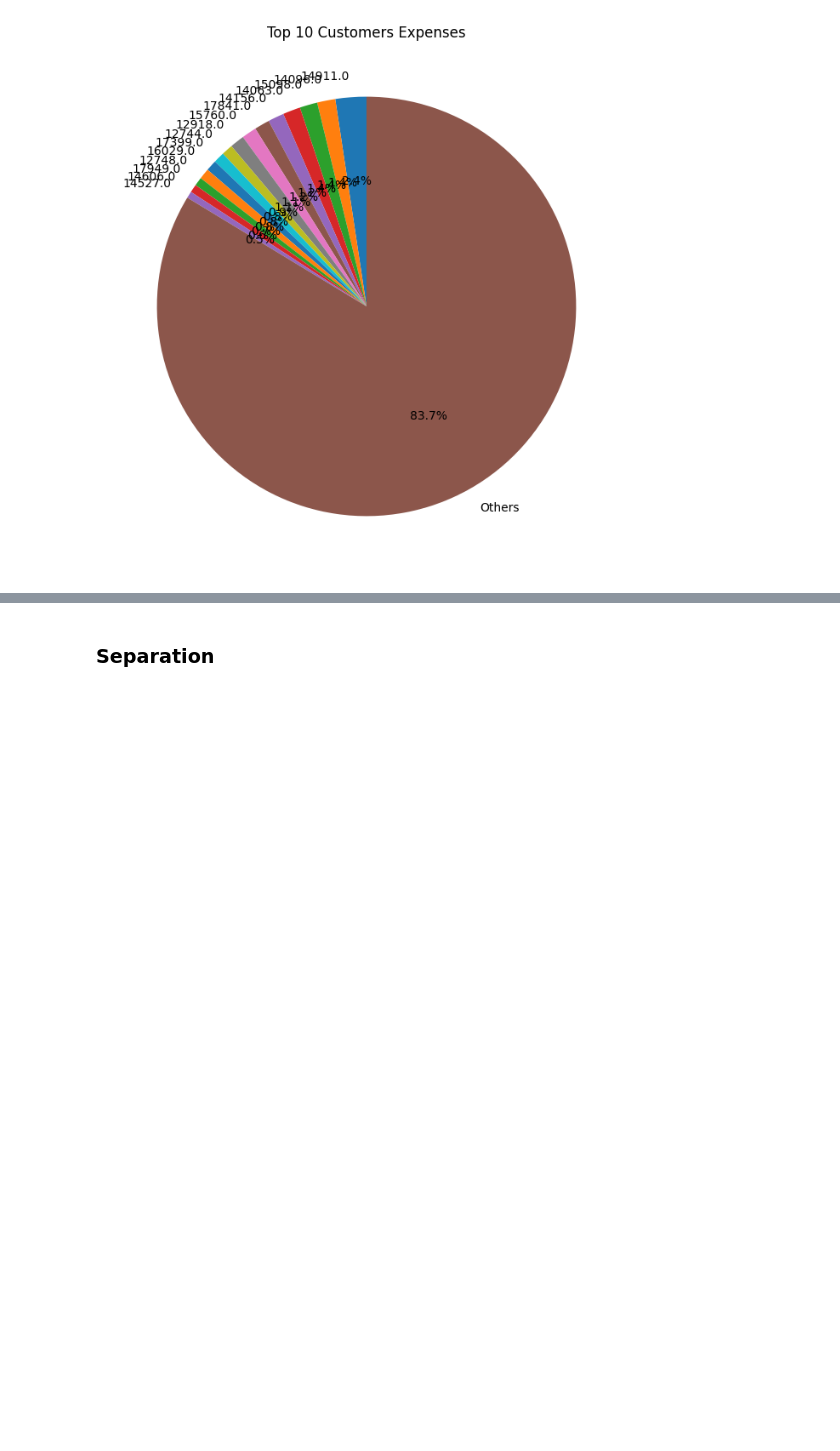
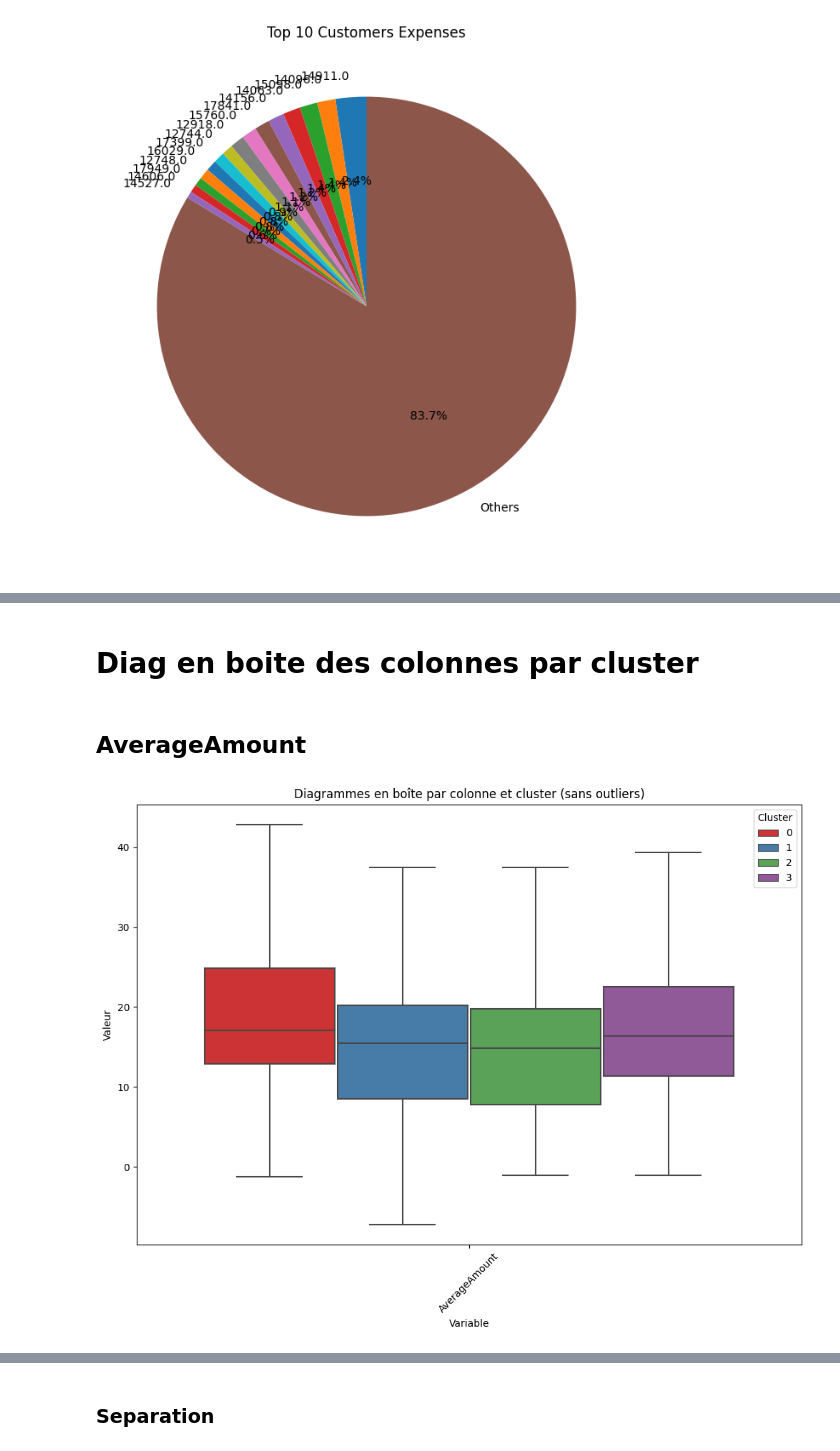
Before and after one commit to Evgeni1494/SegmentationClient, a Jupyter notebook: analyse.ipynb, the cells around one changed output, grey strips where cells are left out. Drawn from its saved outputs; the diff is of its cells as text; code cells hidden in the pictures; blank space fills up the shorter version.

```diff
--- a/analyse.ipynb
+++ b/analyse.ipynb
@@ -415,0 +417,29 @@ plt.show()
+# %% [markdown]
+# Diag en boite des colonnes par cluster
+# %% [markdown]
+## AverageAmount
+# %%
+import seaborn as sns
+import matplotlib.pyplot as plt
+import pandas as pd
+
+# Créer un DataFrame avec les colonnes 'Cluster' et chaque variable
+data = pd.DataFrame({
+    'Cluster': df2['Cluster'],
+    'AverageAmount': df2['AverageAmount'],
+})
+
+# Transformer le DataFrame en format long avec la fonction melt
+melted_data = pd.melt(data, id_vars=['Cluster'], var_name='Variable', value_name='Value')
+
+# Créer un diagramme en boîte pour chaque colonne par cluster sans les outliers
+plt.figure(figsize=(12, 8))
+sns.boxplot(data=melted_data, x='Variable', y='Value', hue='Cluster', palette='Set1', showfliers=False)
+plt.xlabel('Variable')
+plt.ylabel('Valeur')
+plt.title('Diagrammes en boîte par colonne et cluster (sans outliers)')
+plt.legend(title='Cluster')
+plt.xticks(rotation=45)
+plt.show()
+# %% [output]
+[figure, added]
```
Also changed, not shown: parts of 50 cells of this notebook, 6 other files.
